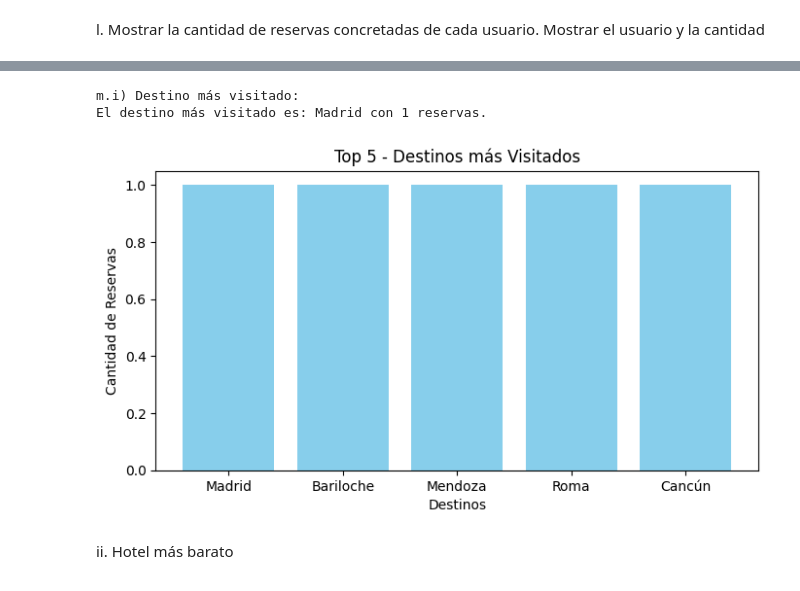
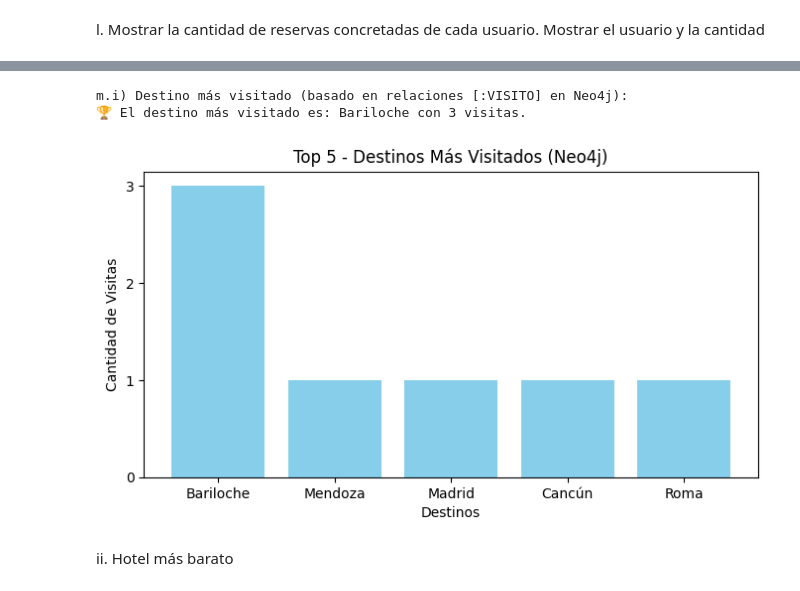
Before and after one commit to felipecaselli/Trabajo-Integrador_BD, a Jupyter notebook: notebooks/tp_integrador.ipynb, the cells around one changed output, grey strips where cells are left out. Saved outputs shown, nothing was run; the diff lists cells and outputs as text; code cells hidden in the pictures.

```diff
--- a/notebooks/tp_integrador.ipynb
+++ b/notebooks/tp_integrador.ipynb
@@ -286,12 +264,20 @@ MATCH (u:Usuario {nombre:$usuario_nombre})-[:AMIGO_DE]->(amigo:Usuario)-[:VISITO
 WHERE NOT ( (u)-[:VISITO]->(d) )
 RETURN distinct d.ciudad AS destino, count(*) AS veces ORDER BY veces DESC
 """
+# Definimos la lista, para que exista aunque no haya resultados
+destinos_recomendados = []
+
 with driver.session() as session:
     res = session.run(query, usuario_nombre=usuario_nombre)
     rows = list(res)
+
     if rows:
+        # 2. Llenamos la lista con los nombres de los destinos
+        destinos_recomendados = [r_["destino"] for r_ in rows]
+
+        print("Destinos recomendados encontrados:")
         for r_ in rows:
-            print(r_["destino"], "- veces:", r_["veces"])
+            print(f"- {r_['destino']} (visto {r_['veces']} vez/veces por amigos)")
     else:
         print("No hay destinos recomendados por amigos para este usuario (dataset pequeño).")
 # %% [output]
@@ -553,49 +508,47 @@ else:
 # %%
 import matplotlib.pyplot as plt
+from matplotlib.ticker import MaxNLocator # Para forzar el eje Y a usar enteros
 
 print("m.i) Destino más visitado:")
 
-# Pipeline para agrupar por destino y contar las reservas
-pipeline_destino = [
-    {
-        '$group': {
-            '_id': '$destino_id',
-            'cantidad': {'$sum': 1}
-        }
-    },
-    {
-        '$sort': {'cantidad': -1} # Ordenamos de mayor a menor
-    },
-    {
-        '$limit': 5 # Tomamos el top 5 para el gráfico
-    }
-]
+# --- Consulta Cypher para contar visitas por destino ---
+query = """
+    MATCH (u:Usuario)-[:VISITO]->(d:Destino)
+    RETURN d.ciudad AS destino, count(u) AS visitas
+    ORDER BY visitas DESC
+    LIMIT 5
+"""
 
-destinos_populares = list(db.reservas.aggregate(pipeline_destino))
+ciudades = []
+valores = []
 
-if not destinos_populares:
-    print("No hay datos de reservas para calcular el destino más visitado.")
+with driver.session() as session:
+    resultados = session.run(query)
+    for registro in resultados:
+        ciudades.append(registro["destino"])
+        valores.append(registro["visitas"])
+
+if not ciudades:
+    print("No se encontraron datos de visitas en Neo4j.")
 else:
-    # Para hacer el gráfico más legible, obtenemos los nombres de las ciudades
-    # desde la colección de destinos.
-    id_a_ciudad = {d['destino_id']: d['ciudad'] for d in db.destinos.find()}
-
-    ciudades = [id_a_ciudad.get(d['_id'], f"ID {d['_id']}") for d in destinos_populares]
-    valores = [d['cantidad'] for d in destinos_populares]
-
-    print(f"El destino más visitado es: {ciudades[0]} con {valores[0]} reservas.")
+    print(f"🏆 El destino más visitado es: {ciudades[0]} con {valores[0]} visitas.")
 
     # --- Generación del Gráfico ---
-    plt.figure(figsize=(8, 4))
-    plt.bar(ciudades, valores, color='skyblue')
-    plt.title('Top 5 - Destinos más Visitados')
-    plt.ylabel('Cantidad de Reservas')
-    plt.xlabel('Destinos')
+    fig, ax = plt.subplots(figsize=(8, 4)) # Usamos fig y ax para más control
+    ax.bar(ciudades, valores, color='skyblue')
+    ax.set_title('Top 5 - Destinos Más Visitados (Neo4j)')
+    ax.set_ylabel('Cantidad de Visitas')
+    ax.set_xlabel('Destinos')
+
+    # --- Forzamos el eje Y a usar solo números enteros ---
+    # Esto soluciona el problema de "1.0, 1.5, 2.0"
+    ax.yaxis.set_major_locator(MaxNLocator(integer=True))
+
     plt.show()
 # %% [output]
-m.i) Destino más visitado:
-El destino más visitado es: Madrid con 1 reservas.
+m.i) Destino más visitado (basado en relaciones [:VISITO] en Neo4j):
+🏆 El destino más visitado es: Bariloche con 3 visitas.
-[figure, old version]
+[figure, new version]
 # %% [markdown]
 ii. Hotel más barato
 # %%
```
Also changed, not shown: parts of 25 cells of this notebook, 3 other files.
